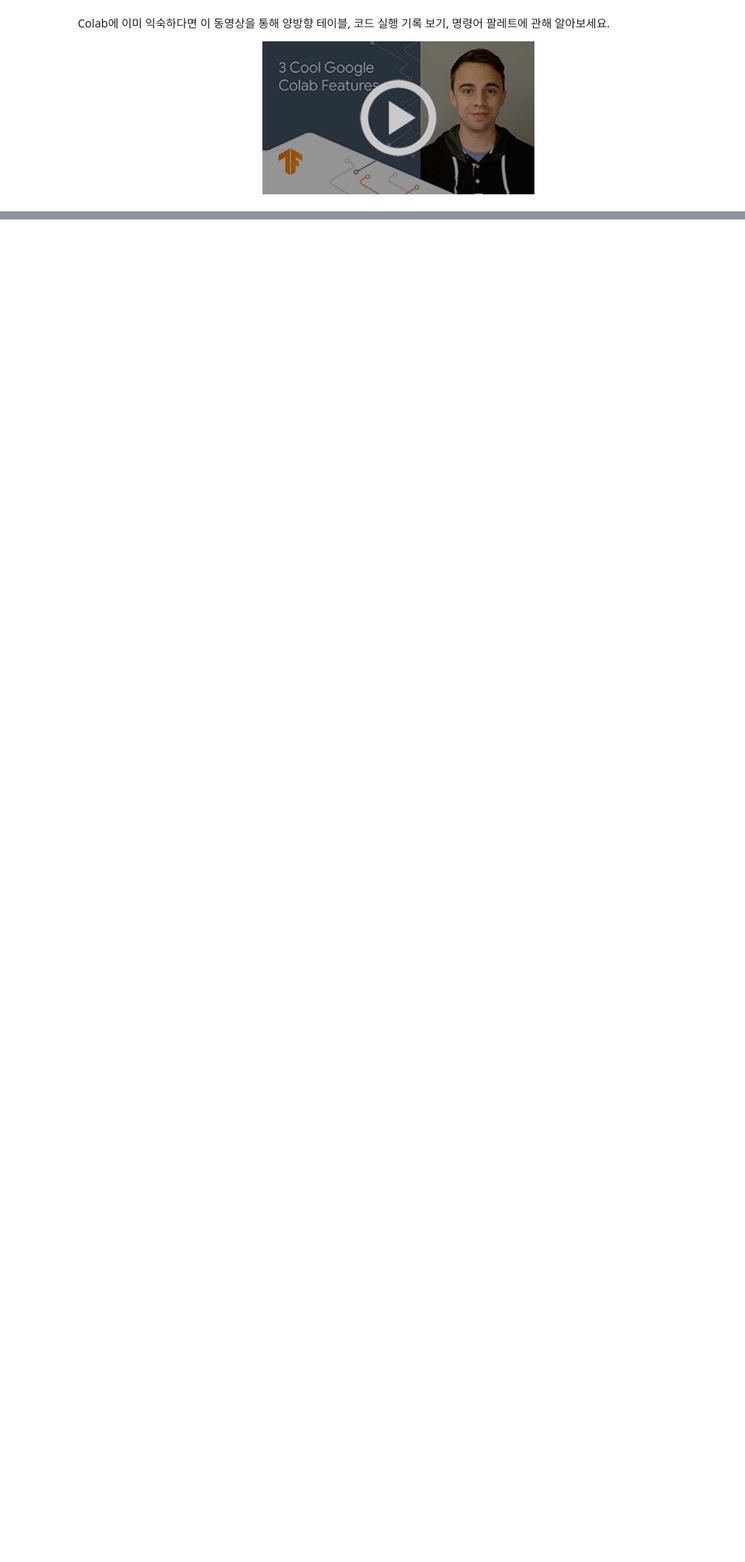
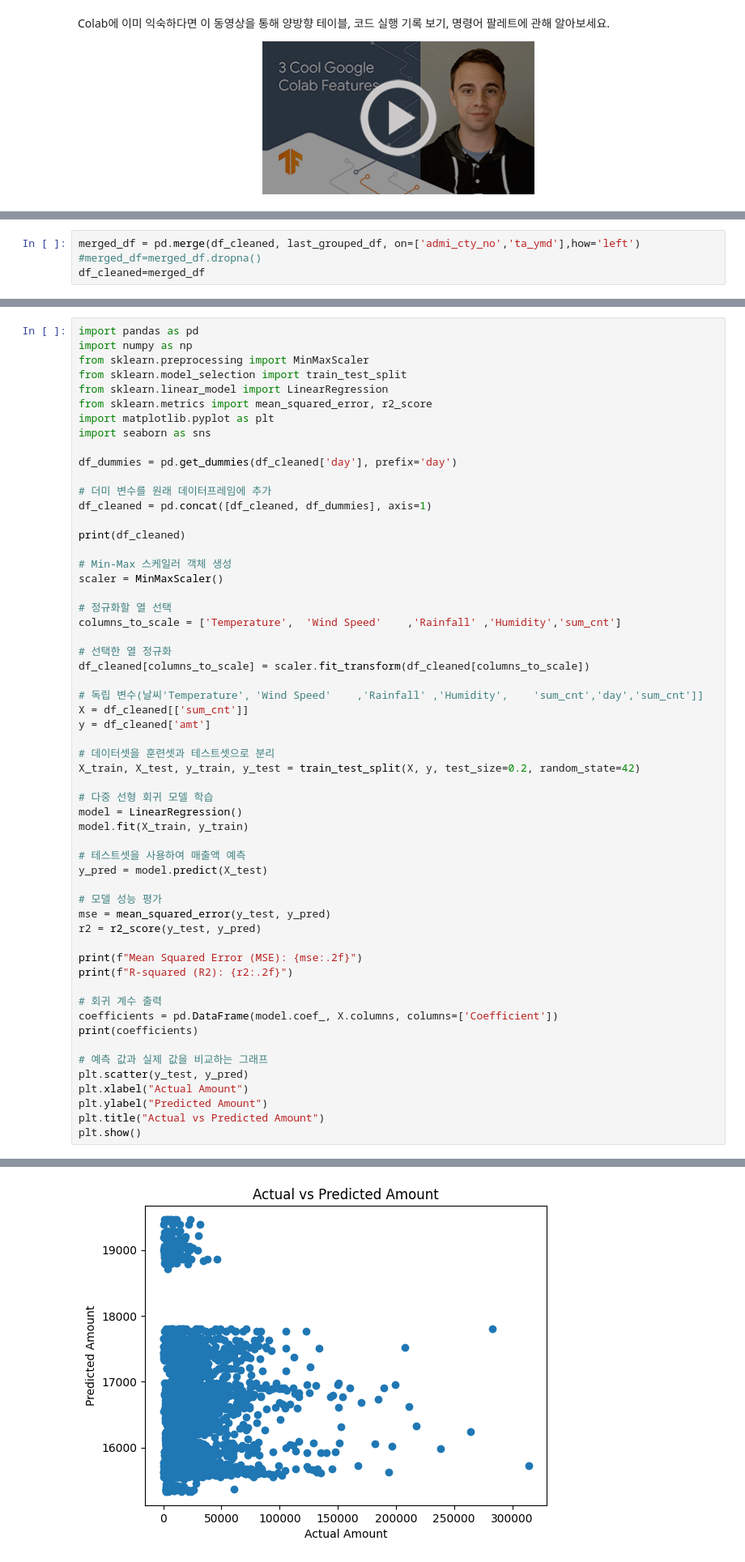
Before and after one commit to Songhyunjeong/thingplug-lora-starter-kit, a Jupyter notebook: Colaboratory에_오신_것을_환영합니다.ipynb, the cells around one changed output, grey strips where cells are left out. Shown at 81% size. Saved outputs shown, nothing was run; the diff lists cells and outputs as text; blank space fills up the shorter version.

```diff
--- a/Colaboratory에_오신_것을_환영합니다.ipynb
+++ b/Colaboratory에_오신_것을_환영합니다.ipynb
@@ -460,3 +351,7 @@ Humidity         -0.023495     0.271322   -0.364404  0.465111  1.000000
+# %%
+merged_df = pd.merge(df_cleaned, last_grouped_df, on=['admi_cty_no','ta_ymd'],how='left')
+#merged_df=merged_df.dropna()
+df_cleaned=merged_df
 # %%
 !pip install pingouin
 # %% [output]
@@ -531,0 +427,58 @@ Degrees of Freedom: 573
+# %%
+import pandas as pd
+import numpy as np
+from sklearn.preprocessing import MinMaxScaler
+from sklearn.model_selection import train_test_split
+from sklearn.linear_model import LinearRegression
+from sklearn.metrics import mean_squared_error, r2_score
+import matplotlib.pyplot as plt
+import seaborn as sns
+
+df_dummies = pd.get_dummies(df_cleaned['day'], prefix='day')
+
+# 더미 변수를 원래 데이터프레임에 추가
+df_cleaned = pd.concat([df_cleaned, df_dummies], axis=1)
+
+print(df_cleaned)
+
+# Min-Max 스케일러 객체 생성
+scaler = MinMaxScaler()
+
+# 정규화할 열 선택
+columns_to_scale = ['Temperature',	'Wind Speed'	,'Rainfall'	,'Humidity','sum_cnt']
+
+# 선택한 열 정규화
+df_cleaned[columns_to_scale] = scaler.fit_transform(df_cleaned[columns_to_scale])
+
+# 독립 변수(날씨'Temperature',	'Wind Speed'	,'Rainfall'	,'Humidity',	'sum_cnt','day','sum_cnt']]
+X = df_cleaned[['sum_cnt']]
+y = df_cleaned['amt']
+
+# 데이터셋을 훈련셋과 테스트셋으로 분리
+X_train, X_test, y_train, y_test = train_test_split(X, y, test_size=0.2, random_state=42)
+
+# 다중 선형 회귀 모델 학습
+model = LinearRegression()
+model.fit(X_train, y_train)
+
+# 테스트셋을 사용하여 매출액 예측
+y_pred = model.predict(X_test)
+
+# 모델 성능 평가
+mse = mean_squared_error(y_test, y_pred)
+r2 = r2_score(y_test, y_pred)
+
+print(f"Mean Squared Error (MSE): {mse:.2f}")
+print(f"R-squared (R2): {r2:.2f}")
+
+# 회귀 계수 출력
+coefficients = pd.DataFrame(model.coef_, X.columns, columns=['Coefficient'])
+print(coefficients)
+
+# 예측 값과 실제 값을 비교하는 그래프
+plt.scatter(y_test, y_pred)
+plt.xlabel("Actual Amount")
+plt.ylabel("Predicted Amount")
+plt.title("Actual vs Predicted Amount")
+plt.show()
+# %% [output]
@@ -531,0 +502 @@ Degrees of Freedom: 573
+[figure, added]
```
Also changed, not shown: parts of 22 cells of this notebook.
